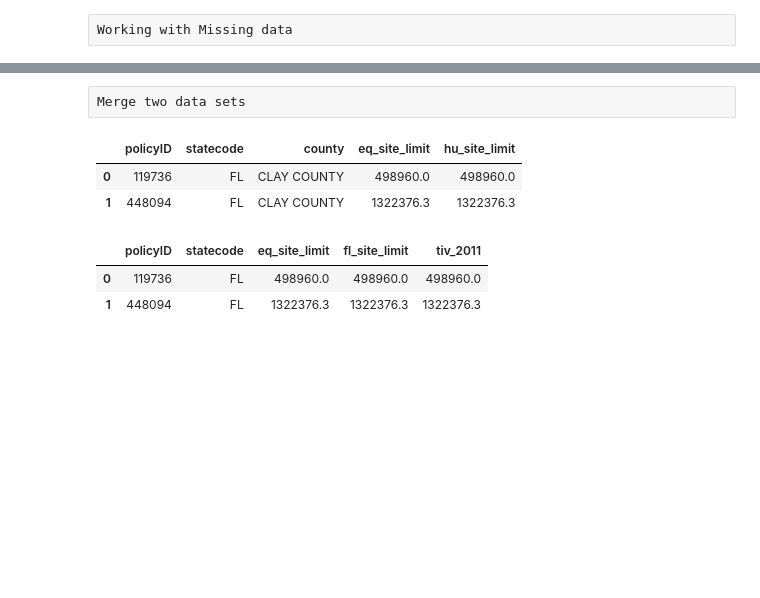
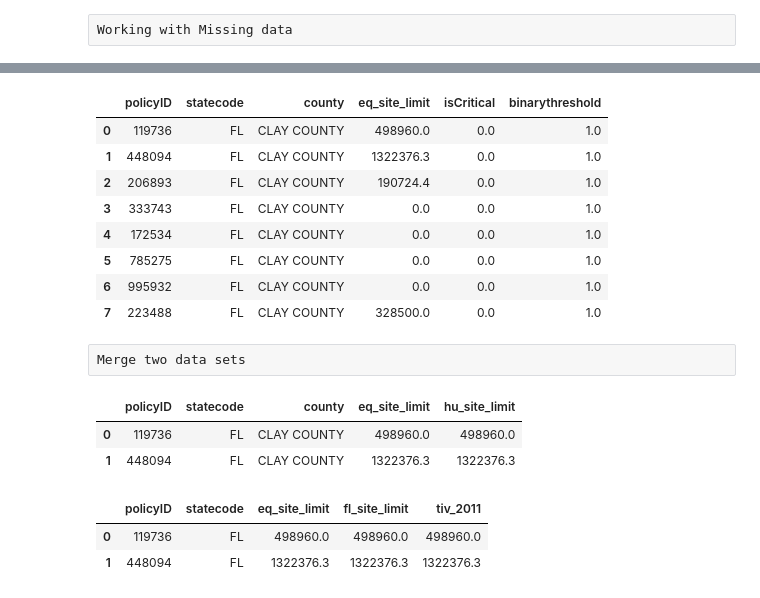
Before and after one commit to dnait/BigData, a Jupyter notebook: Datacleansing/datacleansing.ipynb, the cells around one changed output, grey strips where cells are left out. Saved outputs shown, nothing was run; the diff lists cells and outputs as text; code cells hidden in the pictures; blank space fills up the shorter version.

```diff
--- a/Datacleansing/datacleansing.ipynb
+++ b/Datacleansing/datacleansing.ipynb
@@ -94,8 +126,19 @@ Working with Missing data
 # %%
 #DataFrame.fillna() will replace NaN with 0
-# replace one column -> df[1].fillna(0, inplace=True)
-#subset_bin_replaced1 = subset_bin.fillna(0)
-#subset_bin_replaced1
+#replace one column -> df[1].fillna(0, inplace=True)
+#replace all NaN into 0.0
+subset_none = subset_none.fillna(0.0)
+subset_none
+# %% [output]
+|  | policyID | statecode | county | eq_site_limit | isCritical | binarythreshold |
+| 0 | 119736 | FL | CLAY COUNTY | 498960.0 | 0.0 | 1.0 |
+| 1 | 448094 | FL | CLAY COUNTY | 1322376.3 | 0.0 | 1.0 |
+| 2 | 206893 | FL | CLAY COUNTY | 190724.4 | 0.0 | 1.0 |
+| 3 | 333743 | FL | CLAY COUNTY | 0.0 | 0.0 | 1.0 |
+| 4 | 172534 | FL | CLAY COUNTY | 0.0 | 0.0 | 1.0 |
+| 5 | 785275 | FL | CLAY COUNTY | 0.0 | 0.0 | 1.0 |
+| 6 | 995932 | FL | CLAY COUNTY | 0.0 | 0.0 | 1.0 |
+| 7 | 223488 | FL | CLAY COUNTY | 328500.0 | 0.0 | 1.0 |
 # %% [raw]
 Merge two data sets
 # %%
```
Also changed, not shown: parts of 4 cells of this notebook.
